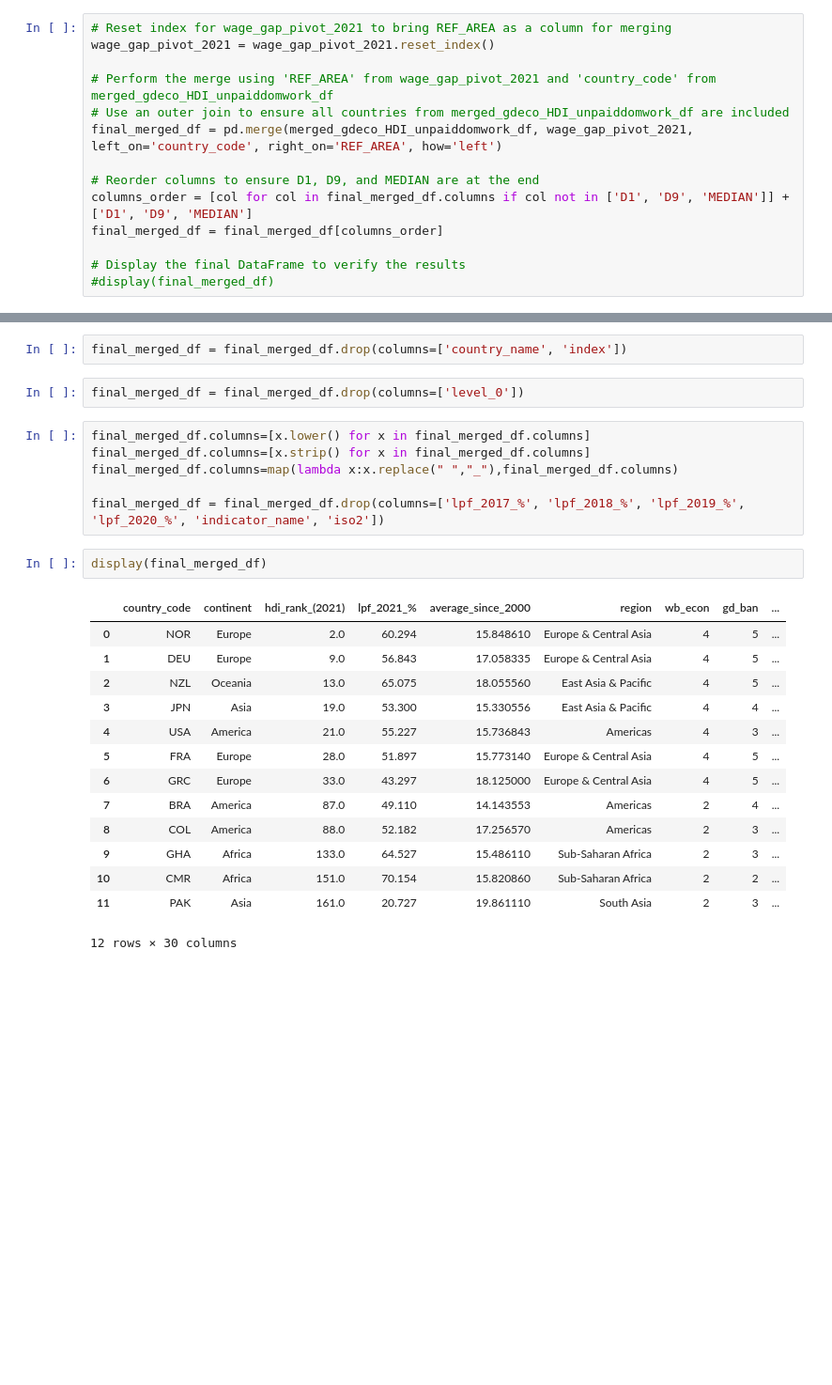
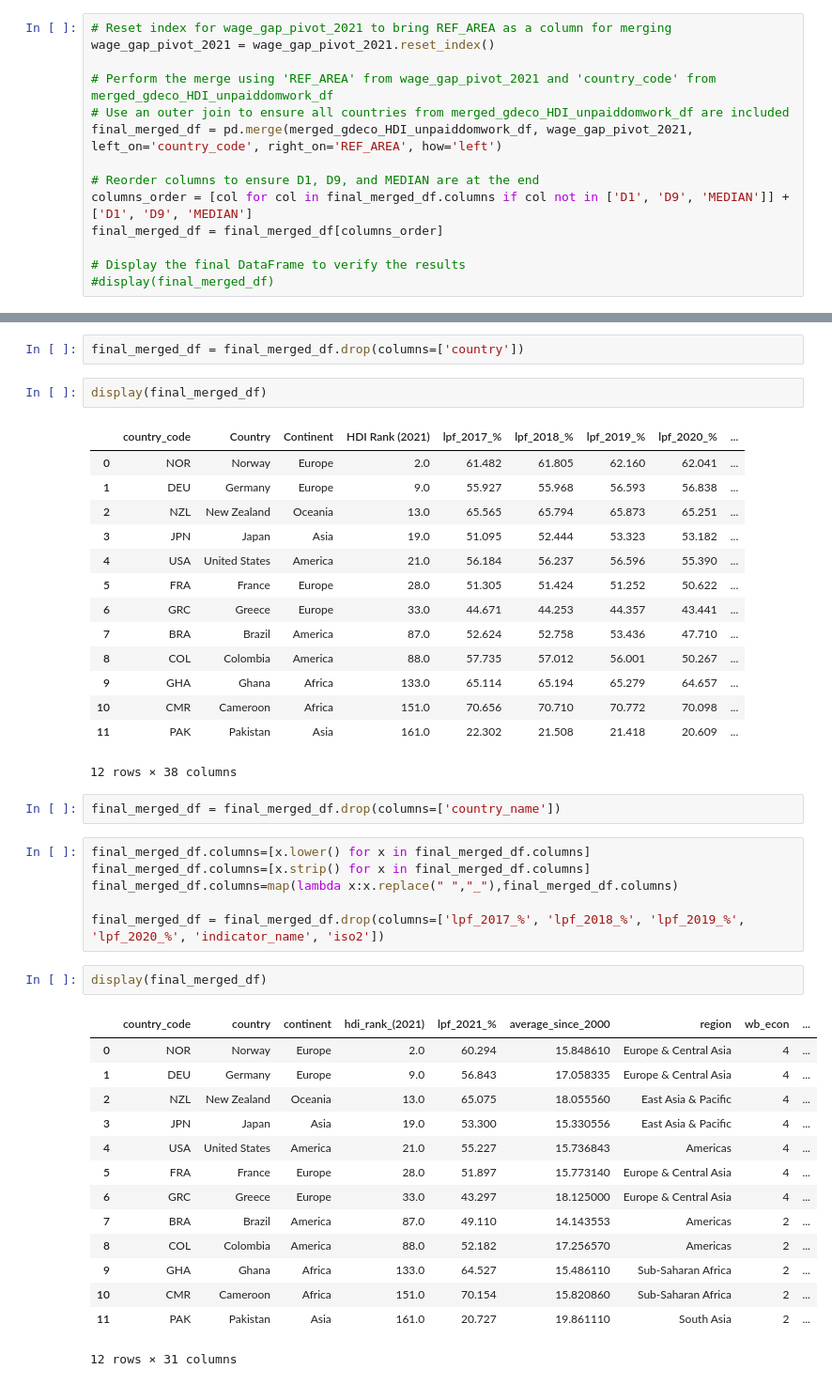
Before and after one commit to PaolaGaray/FirstProject, a Jupyter notebook: notebooks/final_unified_load_and_clean_data.ipynb, the cells around one changed output, grey strips where cells are left out. Shown at 94% size. Saved outputs shown, nothing was run; the diff lists cells and outputs as text; blank space fills up the shorter version.

```diff
--- a/notebooks/final_unified_load_and_clean_data.ipynb
+++ b/notebooks/final_unified_load_and_clean_data.ipynb
@@ -981,27 +982,44 @@ display(final_merged_df)
 # %%
-final_merged_df = final_merged_df.drop(columns=['country_name', 'index'])
+final_merged_df = final_merged_df.drop(columns=['country'])
-# %%
-final_merged_df = final_merged_df.drop(columns=['level_0'])
-# %%
-final_merged_df.columns=[x.lower() for x in final_merged_df.columns]
-final_merged_df.columns=[x.strip() for x in final_merged_df.columns]
-final_merged_df.columns=map(lambda x:x.replace(" ","_"),final_merged_df.columns)
-
-final_merged_df = final_merged_df.drop(columns=['lpf_2017_%', 'lpf_2018_%', 'lpf_2019_%', 'lpf_2020_%', 'indicator_name', 'iso2'])
 # %%
 display(final_merged_df)
 # %% [output]
-|  | country_code | continent | hdi_rank_(2021) | lpf_2021_% | average_since_2000 | region | wb_econ | gd_ban | ... |
-| 0 | NOR | Europe | 2.0 | 60.294 | 15.848610 | Europe & Central Asia | 4 | 5 | ... |
-| 1 | DEU | Europe | 9.0 | 56.843 | 17.058335 | Europe & Central Asia | 4 | 5 | ... |
-| 2 | NZL | Oceania | 13.0 | 65.075 | 18.055560 | East Asia & Pacific | 4 | 5 | ... |
-| 3 | JPN | Asia | 19.0 | 53.300 | 15.330556 | East Asia & Pacific | 4 | 4 | ... |
-| 4 | USA | America | 21.0 | 55.227 | 15.736843 | Americas | 4 | 3 | ... |
-| 5 | FRA | Europe | 28.0 | 51.897 | 15.773140 | Europe & Central Asia | 4 | 5 | ... |
-| 6 | GRC | Europe | 33.0 | 43.297 | 18.125000 | Europe & Central Asia | 4 | 5 | ... |
-| 7 | BRA | America | 87.0 | 49.110 | 14.143553 | Americas | 2 | 4 | ... |
-| 8 | COL | America | 88.0 | 52.182 | 17.256570 | Americas | 2 | 3 | ... |
-| 9 | GHA | Africa | 133.0 | 64.527 | 15.486110 | Sub-Saharan Africa | 2 | 3 | ... |
-| 10 | CMR | Africa | 151.0 | 70.154 | 15.820860 | Sub-Saharan Africa | 2 | 2 | ... |
-| 11 | PAK | Asia | 161.0 | 20.727 | 19.861110 | South Asia | 2 | 3 | ... |
+|  | country_code | Country | Continent | HDI Rank (2021) | lpf_2017_% | lpf_2018_% | lpf_2019_% | lpf_2020_% | ... |
+| 0 | NOR | Norway | Europe | 2.0 | 61.482 | 61.805 | 62.160 | 62.041 | ... |
+| 1 | DEU | Germany | Europe | 9.0 | 55.927 | 55.968 | 56.593 | 56.838 | ... |
+| 2 | NZL | New Zealand | Oceania | 13.0 | 65.565 | 65.794 | 65.873 | 65.251 | ... |
+| 3 | JPN | Japan | Asia | 19.0 | 51.095 | 52.444 | 53.323 | 53.182 | ... |
+| 4 | USA | United States | America | 21.0 | 56.184 | 56.237 | 56.596 | 55.390 | ... |
+| 5 | FRA | France | Europe | 28.0 | 51.305 | 51.424 | 51.252 | 50.622 | ... |
+| 6 | GRC | Greece | Europe | 33.0 | 44.671 | 44.253 | 44.357 | 43.441 | ... |
+| 7 | BRA | Brazil | America | 87.0 | 52.624 | 52.758 | 53.436 | 47.710 | ... |
+| 8 | COL | Colombia | America | 88.0 | 57.735 | 57.012 | 56.001 | 50.267 | ... |
+| 9 | GHA | Ghana | Africa | 133.0 | 65.114 | 65.194 | 65.279 | 64.657 | ... |
+| 10 | CMR | Cameroon | Africa | 151.0 | 70.656 | 70.710 | 70.772 | 70.098 | ... |
+| 11 | PAK | Pakistan | Asia | 161.0 | 22.302 | 21.508 | 21.418 | 20.609 | ... |
-12 rows × 30 columns
+12 rows × 38 columns
+# %%
+final_merged_df = final_merged_df.drop(columns=['country_name'])
+# %%
+final_merged_df.columns=[x.lower() for x in final_merged_df.columns]
+final_merged_df.columns=[x.strip() for x in final_merged_df.columns]
+final_merged_df.columns=map(lambda x:x.replace(" ","_"),final_merged_df.columns)
+
+final_merged_df = final_merged_df.drop(columns=['lpf_2017_%', 'lpf_2018_%', 'lpf_2019_%', 'lpf_2020_%', 'indicator_name', 'iso2'])
+# %%
+display(final_merged_df)
+# %% [output]
+|  | country_code | country | continent | hdi_rank_(2021) | lpf_2021_% | average_since_2000 | region | wb_econ | ... |
+| 0 | NOR | Norway | Europe | 2.0 | 60.294 | 15.848610 | Europe & Central Asia | 4 | ... |
+| 1 | DEU | Germany | Europe | 9.0 | 56.843 | 17.058335 | Europe & Central Asia | 4 | ... |
+| 2 | NZL | New Zealand | Oceania | 13.0 | 65.075 | 18.055560 | East Asia & Pacific | 4 | ... |
+| 3 | JPN | Japan | Asia | 19.0 | 53.300 | 15.330556 | East Asia & Pacific | 4 | ... |
+| 4 | USA | United States | America | 21.0 | 55.227 | 15.736843 | Americas | 4 | ... |
+| 5 | FRA | France | Europe | 28.0 | 51.897 | 15.773140 | Europe & Central Asia | 4 | ... |
+| 6 | GRC | Greece | Europe | 33.0 | 43.297 | 18.125000 | Europe & Central Asia | 4 | ... |
+| 7 | BRA | Brazil | America | 87.0 | 49.110 | 14.143553 | Americas | 2 | ... |
+| 8 | COL | Colombia | America | 88.0 | 52.182 | 17.256570 | Americas | 2 | ... |
+| 9 | GHA | Ghana | Africa | 133.0 | 64.527 | 15.486110 | Sub-Saharan Africa | 2 | ... |
+| 10 | CMR | Cameroon | Africa | 151.0 | 70.154 | 15.820860 | Sub-Saharan Africa | 2 | ... |
+| 11 | PAK | Pakistan | Asia | 161.0 | 20.727 | 19.861110 | South Asia | 2 | ... |
+12 rows × 31 columns
```
Also changed, not shown: parts of 2 cells of this notebook.
